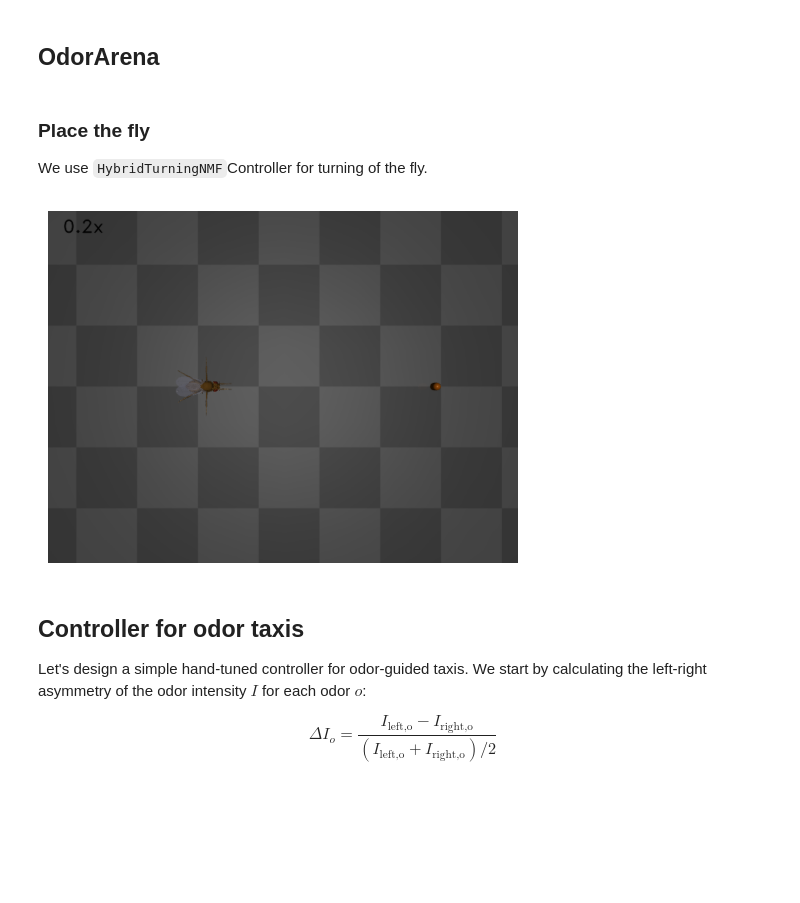
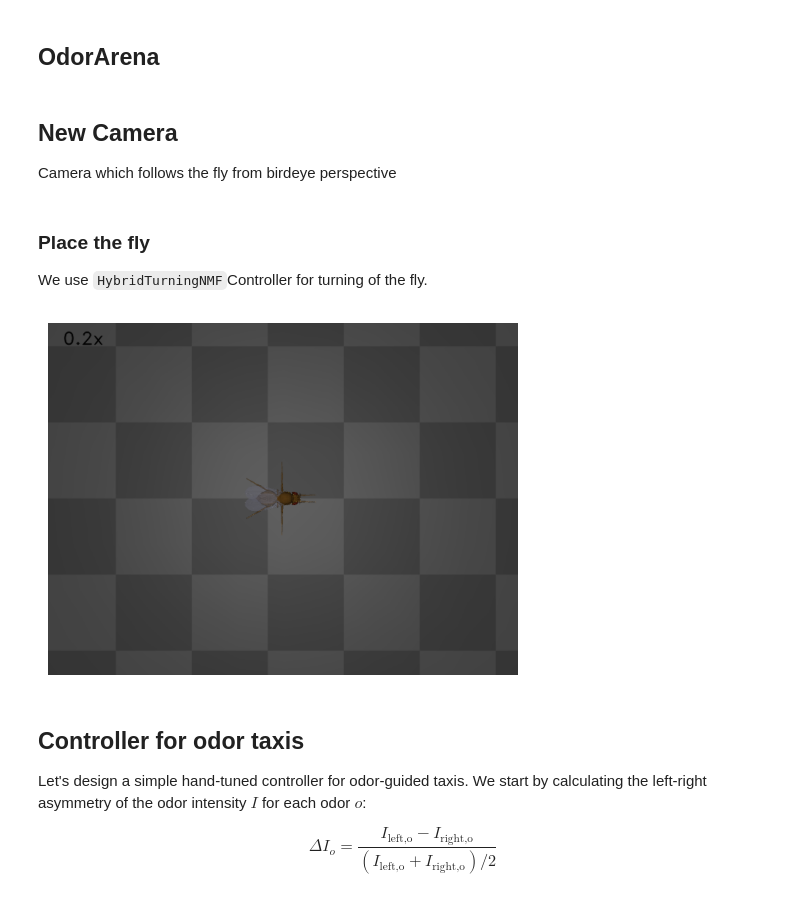
Before and after one commit to AndyPiantoni/ControlBehavProject, a Jupyter notebook: odor_controller.ipynb, the cells around one changed output. Saved outputs shown, nothing was run; the diff lists cells and outputs as text; code cells hidden in the pictures; blank space fills up the shorter version.

Commit message:
feat(odor_controller.ipynb): Updated odor_controller to flygym-v1

```diff
--- a/odor_controller.ipynb
+++ b/odor_controller.ipynb
@@ -10,7 +10,7 @@ import numpy as np
 seed = 1
 
 # Odor source: array of shape (num_odor_sources, 3) - xyz coords of odor sources
-odor_source = np.array([[24, 0, 1.5]])
+odor_source = np.array([[-24, 0, 1.5]])
 
 # Peak intensities: array of shape (num_odor_sources, odor_dimensions)
 # For each odor source, if the intensity is (x, 0) then the odor is in the 1st dimension
@@ -42,6 +42,25 @@ arena = MovOdorArena(
     marker_colors=marker_colors,
     marker_size=0.3,
 )
+# %% [markdown]
+## New Camera
+Camera which follows the fly from birdeye perspective
+# %%
+from dm_control.mjcf.physics import Physics
+from flygym import Camera
+
+
+class BirdEyeAnimatCamera(Camera):
+    def __init__(self, fly, z_position, **kwargs):
+        super().__init__(fly, **kwargs)
+        self._fly = fly
+        self._z_position = z_position
+
+    def _update_cam_pos(self, physics: Physics, floor_height: float):
+        cam = physics.bind(self._cam)
+        cam_pos = cam.xpos.copy()
+        cam_pos[2] = self.cam_offset[2] + floor_height + self._z_position
+        cam.xpos = cam_pos
 # %% [markdown]
 ### Place the fly
 We use `HybridTurningNMF`Controller for turning of the fly.
@@ -80,36 +99,37 @@ fly_male = HybridTurningFly(
     enable_olfaction=True,
     spawn_pos=(6, 0, 0.5),
 )
 
-cam = Camera(
+cam = BirdEyeAnimatCamera(
     fly=fly_male,
-    camera_id="birdeye_cam",
+    camera_id="Animat/camera_top",
+    z_position=20,
 )
 
 sim = SingleFlySimulation(
     fly=fly_male,
     cameras=[cam],
     arena=arena,
     timestep=timestep,
 )
 
 # sim = HybridTurningNMF(
 #     fly=fly_male,
 #     sim_params=sim_params,
 #     arena=arena,
 #     spawn_pos=(0, 0, 0.2),
 #     contact_sensor_placements=contact_sensor_placements,
 # )
 
 for i in range(1):
     sim.step(np.zeros(2))
     sim.render()
 fig, ax = plt.subplots(1, 1, figsize=(5, 4), tight_layout=True)
 ax.imshow(cam._frames[-1])
 ax.axis("off")
 fig.savefig("./outputs/olfaction_env.png")
 # %% [output]
-[figure, old version]
+[figure, new version]
 # %% [markdown]
 ## Controller for odor taxis
 
```
Also changed, not shown: parts of 5 cells of this notebook.
